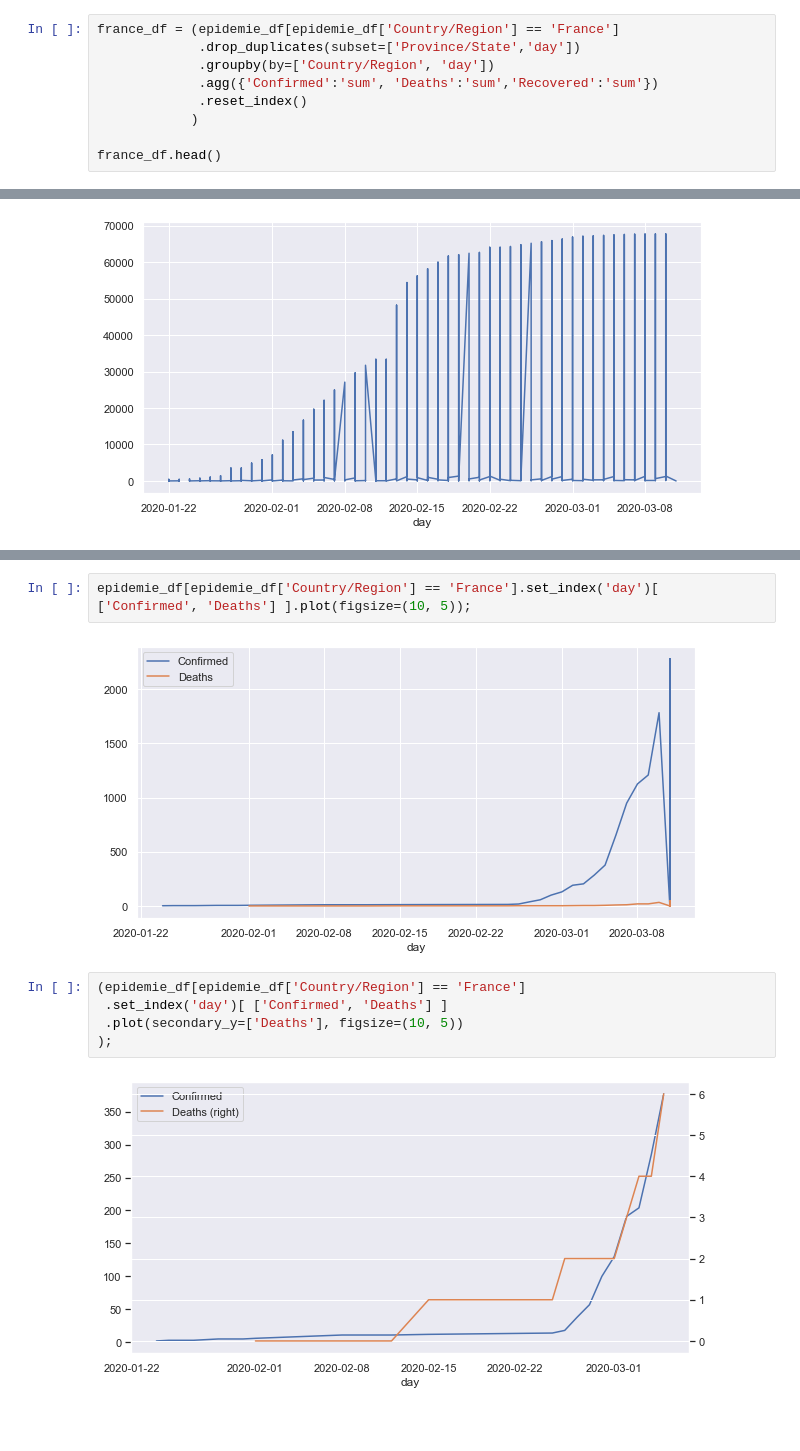
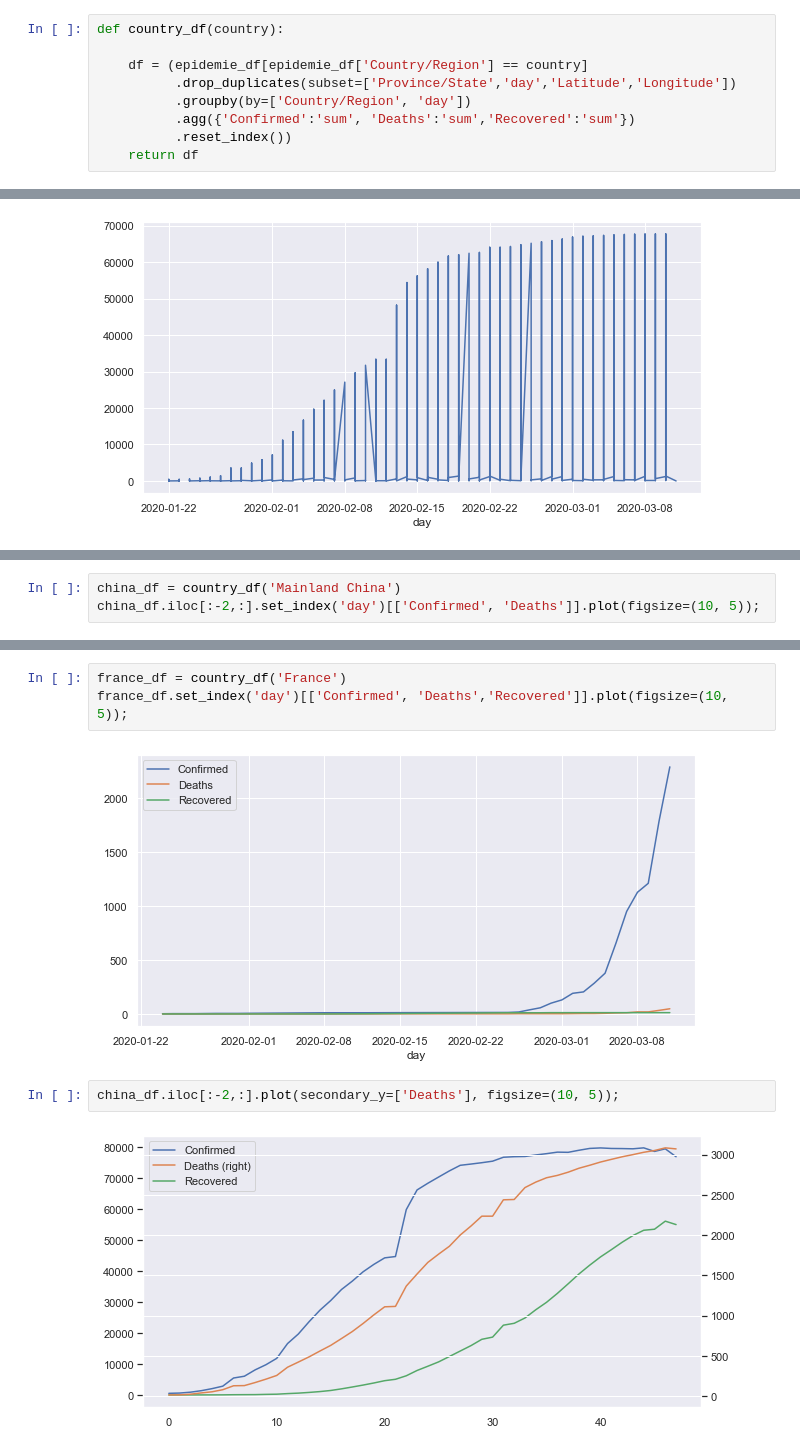
Before and after one commit to djibybalde/covid19, a Jupyter notebook: notebooks/visualisation_epidemie.ipynb, the cells around one changed output, grey strips where cells are left out. Saved outputs shown, nothing was run; the diff lists cells and outputs as text; blank space fills up the shorter version.

```diff
--- a/notebooks/visualisation_epidemie.ipynb
+++ b/notebooks/visualisation_epidemie.ipynb
@@ -97,11 +84,11 @@ epidemie_df[epidemie_df['Country/Region'] == 'France'].head()
 | 321 | NaN | France | 2020-02-15 20:53:02 | 12.0 | 1.0 | 4.0 | 47.0 | 2.0 | ... |
 | 361 | NaN | France | 2020-03-10 18:53:02 | 1784.0 | 33.0 | 12.0 | 47.0 | 2.0 | ... |
 # %%
-france_df = (epidemie_df[epidemie_df['Country/Region'] == 'France']
-             .drop_duplicates(subset=['Province/State','day'])
-             .groupby(by=['Country/Region', 'day'])
-             .agg({'Confirmed':'sum', 'Deaths':'sum','Recovered':'sum'})
-             .reset_index()
-            )
+def country_df(country):
 
-france_df.head()
+    df = (epidemie_df[epidemie_df['Country/Region'] == country]
+          .drop_duplicates(subset=['Province/State','day','Latitude','Longitude'])
+          .groupby(by=['Country/Region', 'day'])
+          .agg({'Confirmed':'sum', 'Deaths':'sum','Recovered':'sum'})
+          .reset_index())
+    return df
@@ -141,0 +124,3 @@ epidemie_df[epidemie_df['Country/Region'] == 'Mainland China'].set_index('day')[
+# %%
+china_df = country_df('Mainland China')
+china_df.iloc[:-2,:].set_index('day')[['Confirmed', 'Deaths']].plot(figsize=(10, 5));
@@ -142,11 +133,9 @@ epidemie_df[epidemie_df['Country/Region'] == 'Mainland China'].set_index('day')[
 # %%
-epidemie_df[epidemie_df['Country/Region'] == 'France'].set_index('day')[ ['Confirmed', 'Deaths'] ].plot(figsize=(10, 5));
+france_df = country_df('France')
+france_df.set_index('day')[['Confirmed', 'Deaths','Recovered']].plot(figsize=(10, 5));
 # %% [output]
-[figure, old version]
+[figure, new version]
 # %%
-(epidemie_df[epidemie_df['Country/Region'] == 'France']
- .set_index('day')[ ['Confirmed', 'Deaths'] ]
- .plot(secondary_y=['Deaths'], figsize=(10, 5))
-);
+china_df.iloc[:-2,:].plot(secondary_y=['Deaths'], figsize=(10, 5));
 # %% [output]
-[figure, old version]
+[figure, new version]
```
Also changed, not shown: parts of 31 cells of this notebook, 7 other files.
